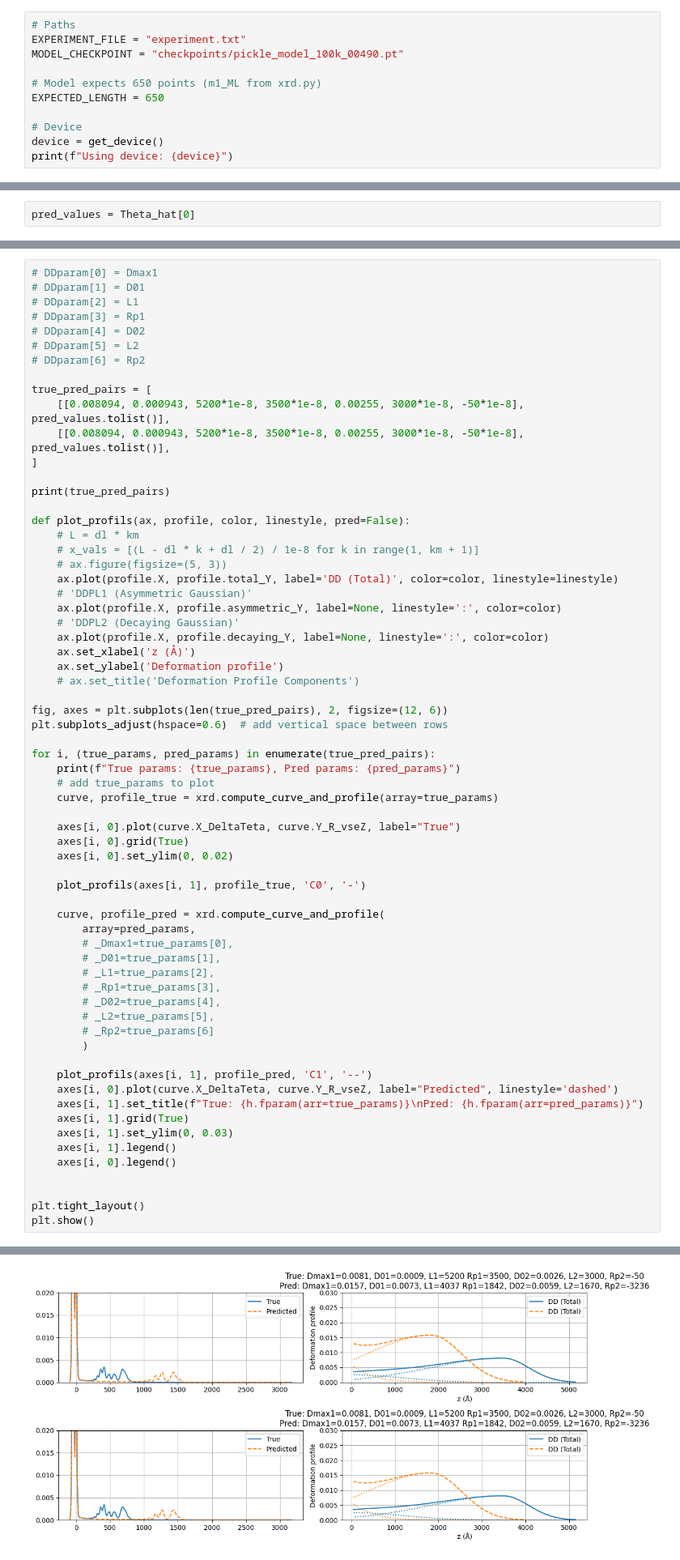
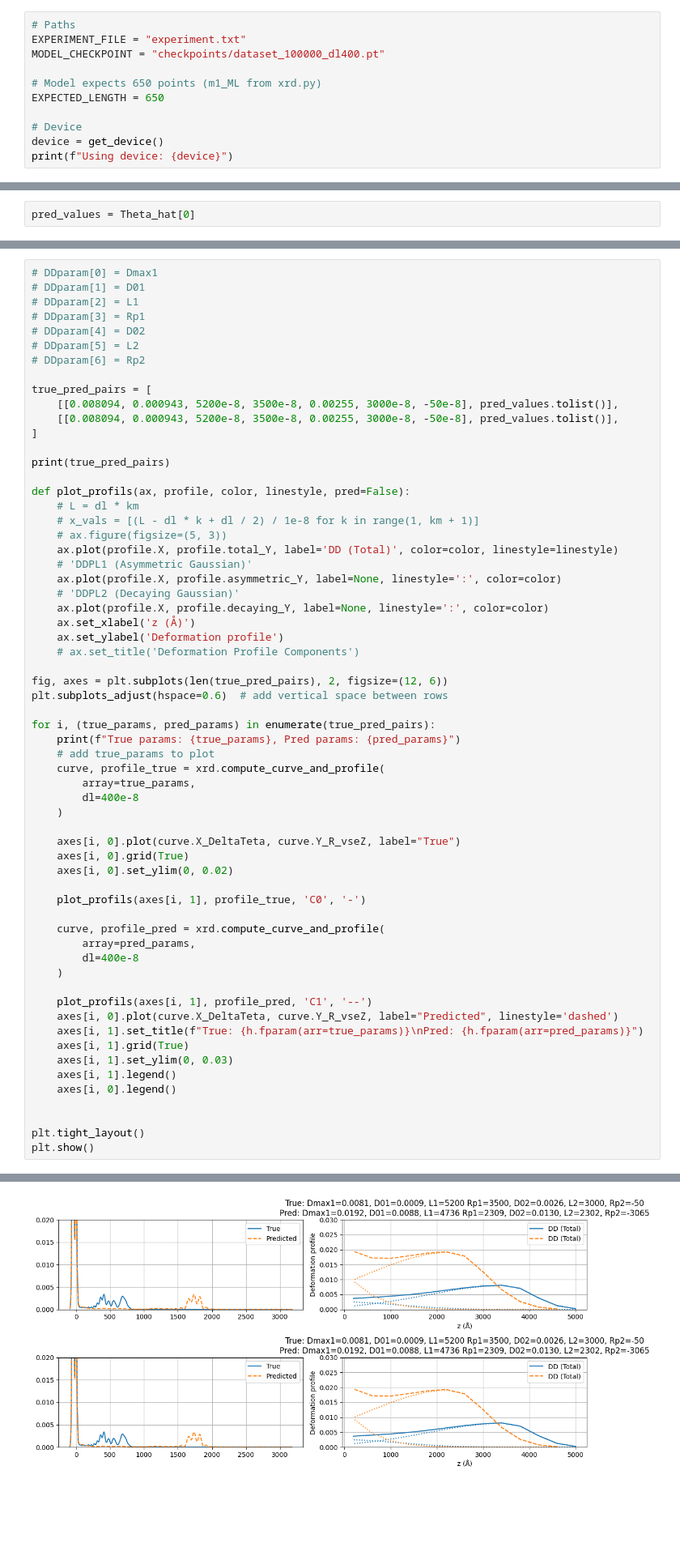
Before and after one commit to Vekeryk/master-xrd, a Jupyter notebook: j_analyze_experiment.ipynb, the cells around one changed output, grey strips where cells are left out. Shown at 81% size. Drawn from its saved outputs; the diff is of its cells as text; blank space fills up the shorter version.

```diff
--- a/j_analyze_experiment.ipynb
+++ b/j_analyze_experiment.ipynb
@@ -25,7 +25,7 @@ Parameters to predict: ['Dmax1', 'D01', 'L1', 'Rp1', 'D02', 'L2', 'Rp2']
 # %%
 # Paths
 EXPERIMENT_FILE = "experiment.txt"
-MODEL_CHECKPOINT = "checkpoints/pickle_model_100k_00490.pt"
+MODEL_CHECKPOINT = "checkpoints/dataset_100000_dl400.pt"
 
 # Model expects 650 points (m1_ML from xrd.py)
 EXPECTED_LENGTH = 650
@@ -308,8 +308,8 @@ print(f"✅ Computed deformation profile ({len(profile.total_Y)} layers)")
 # DDparam[6] = Rp2
 
 true_pred_pairs = [
-    [[0.008094, 0.000943, 5200*1e-8, 3500*1e-8, 0.00255, 3000*1e-8, -50*1e-8], pred_values.tolist()],
-    [[0.008094, 0.000943, 5200*1e-8, 3500*1e-8, 0.00255, 3000*1e-8, -50*1e-8], pred_values.tolist()],
+    [[0.008094, 0.000943, 5200e-8, 3500e-8, 0.00255, 3000e-8, -50e-8], pred_values.tolist()],
+    [[0.008094, 0.000943, 5200e-8, 3500e-8, 0.00255, 3000e-8, -50e-8], pred_values.tolist()],
 ]
 
 print(true_pred_pairs)
@@ -333,7 +333,10 @@ plt.subplots_adjust(hspace=0.6)  # add vertical space between rows
 for i, (true_params, pred_params) in enumerate(true_pred_pairs):
     print(f"True params: {true_params}, Pred params: {pred_params}")
     # add true_params to plot
-    curve, profile_true = xrd.compute_curve_and_profile(array=true_params)
+    curve, profile_true = xrd.compute_curve_and_profile(
+        array=true_params,
+        dl=400e-8
+    )
 
     axes[i, 0].plot(curve.X_DeltaTeta, curve.Y_R_vseZ, label="True")
     axes[i, 0].grid(True)
@@ -343,14 +346,8 @@ for i, (true_params, pred_params) in enumerate(true_pred_pairs):
 
     curve, profile_pred = xrd.compute_curve_and_profile(
         array=pred_params,
-        # _Dmax1=true_params[0],
-        # _D01=true_params[1],
-        # _L1=true_params[2],
-        # _Rp1=true_params[3],
-        # _D02=true_params[4],
-        # _L2=true_params[5],
-        # _Rp2=true_params[6]
-        )
+        dl=400e-8
+    )
 
     plot_profils(axes[i, 1], profile_pred, 'C1', '--')
     axes[i, 0].plot(curve.X_DeltaTeta, curve.Y_R_vseZ, label="Predicted", linestyle='dashed')
@@ -370,4 +367,4 @@ True params: [0.008094, 0.000943, 5.2000000000000004e-05, 3.5000000000000004e-05
-[figure, old version]
+[figure, new version]
 # %% [markdown]
 ## 7. Summary and Export
 # %%
```
Also changed, not shown: parts of 9 cells of this notebook, 5 other files.
